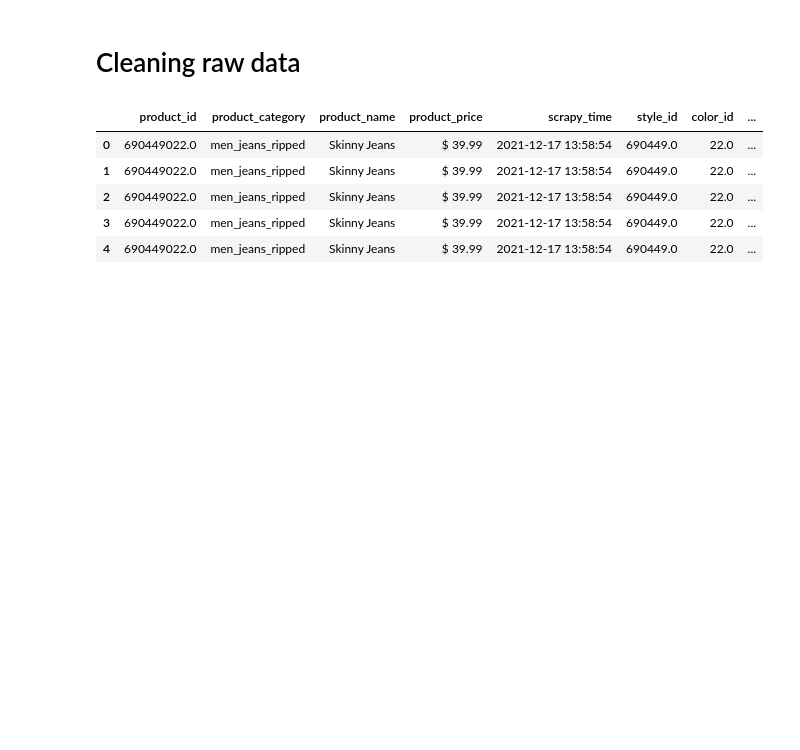
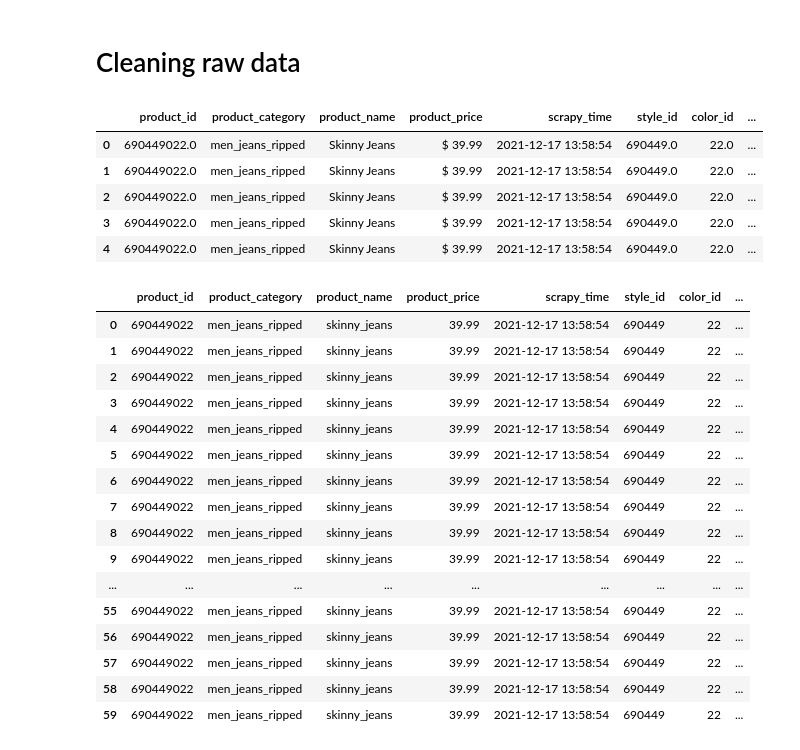
Before and after one commit to rmendes1/star-jeans, a Jupyter notebook: Cleaning_data.ipynb, the cells around one changed output. Saved outputs shown, nothing was run; the diff lists cells and outputs as text; code cells hidden in the pictures; blank space fills up the shorter version.

Commit message:
raw data in the proccess of being cleaned. some null values still require treatment

```diff
--- a/Cleaning_data.ipynb
+++ b/Cleaning_data.ipynb
@@ -170,0 +175,20 @@ data = pd.concat([data, df_ref], axis = 1)
+# %%
+data[(data['product_id'] == 690449022)]
+# %% [output]
+|  | product_id | product_category | product_name | product_price | scrapy_time | style_id | color_id | ... |
+| 0 | 690449022 | men_jeans_ripped | skinny_jeans | 39.99 | 2021-12-17 13:58:54 | 690449 | 22 | ... |
+| 1 | 690449022 | men_jeans_ripped | skinny_jeans | 39.99 | 2021-12-17 13:58:54 | 690449 | 22 | ... |
+| 2 | 690449022 | men_jeans_ripped | skinny_jeans | 39.99 | 2021-12-17 13:58:54 | 690449 | 22 | ... |
+| 3 | 690449022 | men_jeans_ripped | skinny_jeans | 39.99 | 2021-12-17 13:58:54 | 690449 | 22 | ... |
+| 4 | 690449022 | men_jeans_ripped | skinny_jeans | 39.99 | 2021-12-17 13:58:54 | 690449 | 22 | ... |
+| 5 | 690449022 | men_jeans_ripped | skinny_jeans | 39.99 | 2021-12-17 13:58:54 | 690449 | 22 | ... |
+| 6 | 690449022 | men_jeans_ripped | skinny_jeans | 39.99 | 2021-12-17 13:58:54 | 690449 | 22 | ... |
+| 7 | 690449022 | men_jeans_ripped | skinny_jeans | 39.99 | 2021-12-17 13:58:54 | 690449 | 22 | ... |
+| 8 | 690449022 | men_jeans_ripped | skinny_jeans | 39.99 | 2021-12-17 13:58:54 | 690449 | 22 | ... |
+| 9 | 690449022 | men_jeans_ripped | skinny_jeans | 39.99 | 2021-12-17 13:58:54 | 690449 | 22 | ... |
+| ... | ... | ... | ... | ... | ... | ... | ... | ... |
+| 55 | 690449022 | men_jeans_ripped | skinny_jeans | 39.99 | 2021-12-17 13:58:54 | 690449 | 22 | ... |
+| 56 | 690449022 | men_jeans_ripped | skinny_jeans | 39.99 | 2021-12-17 13:58:54 | 690449 | 22 | ... |
+| 57 | 690449022 | men_jeans_ripped | skinny_jeans | 39.99 | 2021-12-17 13:58:54 | 690449 | 22 | ... |
+| 58 | 690449022 | men_jeans_ripped | skinny_jeans | 39.99 | 2021-12-17 13:58:54 | 690449 | 22 | ... |
+| 59 | 690449022 | men_jeans_ripped | skinny_jeans | 39.99 | 2021-12-17 13:58:54 | 690449 | 22 | ... |
```
Also changed, not shown: parts of 4 cells of this notebook.
